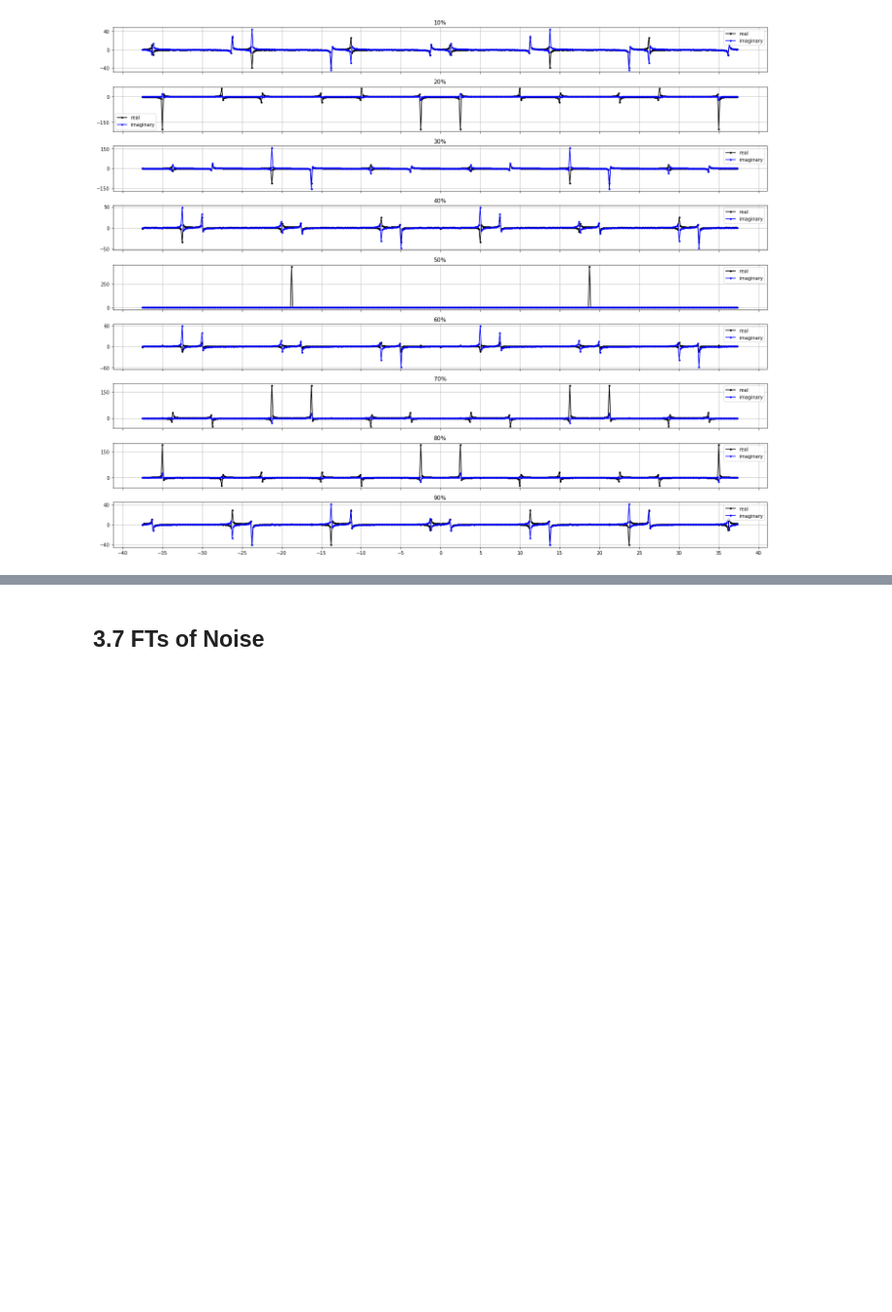
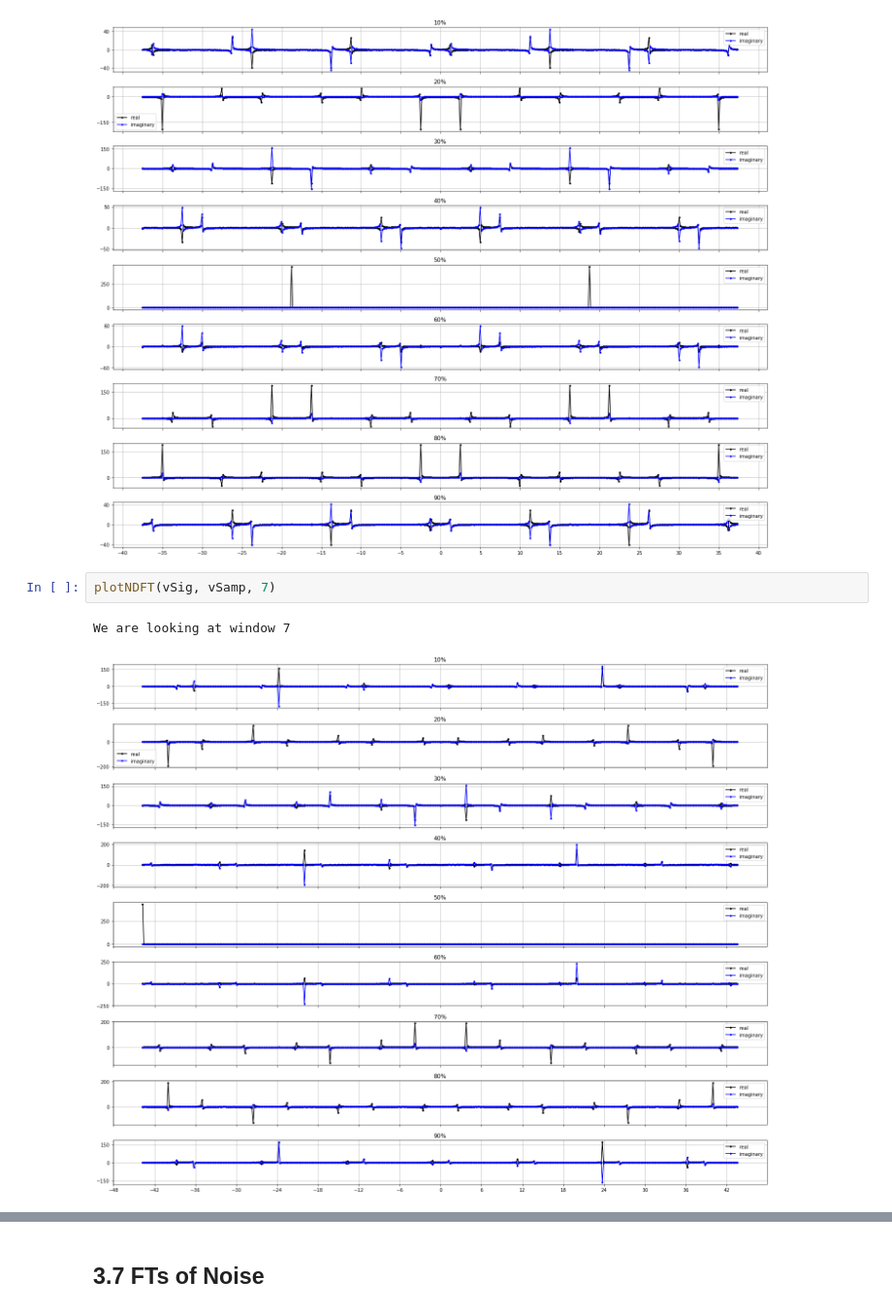
Before and after one commit to ahermosillo/ugastro121, a Jupyter notebook: Lab1/Lab1_dataAnalysis.ipynb, the cells around one changed output, grey strips where cells are left out. Shown at 97% size. Drawn from its saved outputs; the diff is of its cells as text; blank space fills up the shorter version.

```diff
--- a/Lab1/Lab1_dataAnalysis.ipynb
+++ b/Lab1/Lab1_dataAnalysis.ipynb
@@ -348,3 +317,8 @@ plotNDFT(vSig, vSamp, 6)
 # %% [output]
 We are looking at window 6
 [figure]
+# %%
+plotNDFT(vSig, vSamp, 7)
+# %% [output]
+We are looking at window 7
+[figure, added]
```
Also changed, not shown: parts of 47 cells of this notebook.
